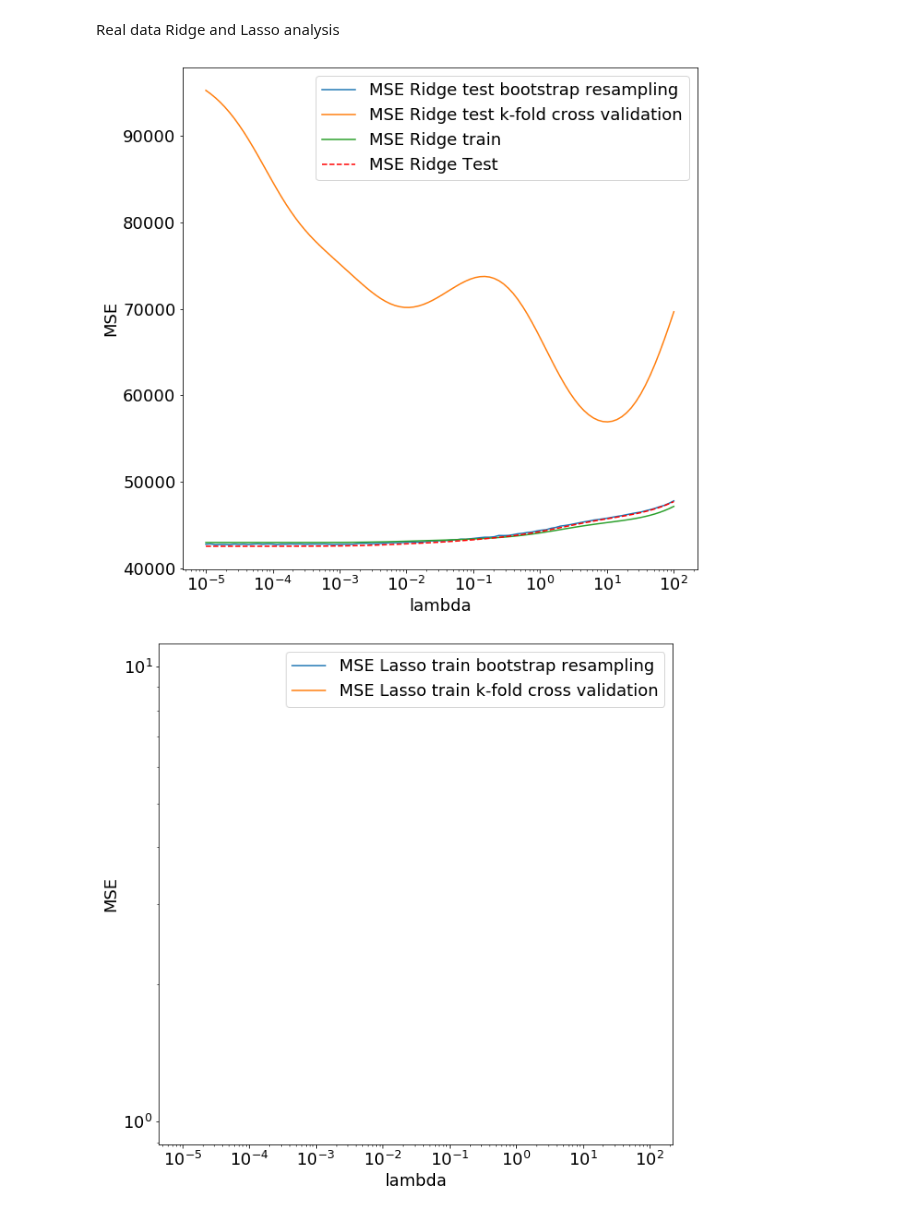
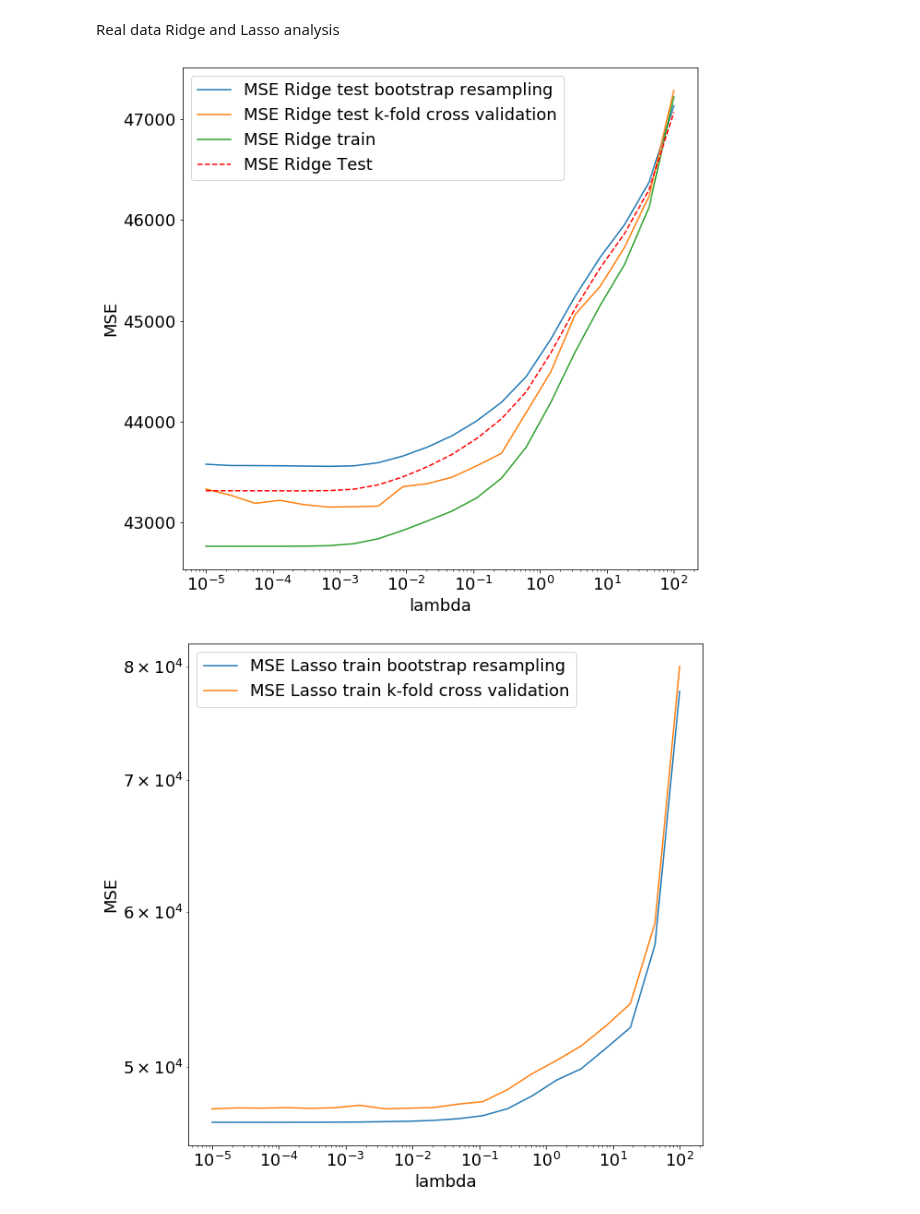
Before and after one commit to tellefs/ML-projects, a Jupyter notebook: project1/project1.ipynb, the cells around one changed output. Drawn from its saved outputs; the diff is of its cells as text; code cells hidden in the pictures.

```diff
--- a/project1/project1.ipynb
+++ b/project1/project1.ipynb
@@ -232,7 +233,7 @@ Study the bias-variance trade-off by plotting the MSE for increasing model compl
 
 Implement bootstrap resampling
 # %%
-max_degree = 15
+max_degree = 12
 degree = np.linspace(1, max_degree, max_degree)
 MSE_test = np.zeros(max_degree)
 MSE_train = np.zeros(max_degree)
@@ -244,8 +245,9 @@ error = np.zeros(max_degree)
 
 for i in range(max_degree):
     z, X = generateData(n = 1000, polydegree = int(degree[i]), noise_factor = 0.1)
+
     np.random.seed(231243)
-    X_train, X_test, z_train, z_test = train_test_split(X,z,test_size=0.2, random_state=11)
+    X_train, X_test, z_train, z_test = train_test_split(X, z, test_size=0.2, shuffle=True, random_state=11)
 
     X_train, X_test = scaleData(X_train, X_test)
     z_predict, z_tilde = ols(X_test, X_train, z_test, z_train)
@@ -448,11 +449,10 @@ y = np.linspace(0,1,terrain_file.shape[0])
 x_grid, y_grid = np.meshgrid(x,y)
 z_data = terrain_file
 ##Cutting
-x_values = x_grid[1::50, 1::25]
-y_values = y_grid[1::50, 1::25]
-z_values = z_data[1::50, 1::25]
+x_values = x_grid[1::200, 1::100]
+y_values = y_grid[1::200, 1::100]
+z_values = z_data[1::200, 1::100]
 
-print(z.shape)
 z = z_values.ravel()
 print(z.shape)
 # %% [output]
@@ -461,21 +460,6 @@ print(z.shape)
 # %% [markdown]
 Real data bootstrap analysis
 # %%
-terrain_file = imread('Datafiles/SRTM_data_Norway_1.tif')
-x = np.linspace(0,1,terrain_file.shape[1])
-y = np.linspace(0,1,terrain_file.shape[0])
-x_grid, y_grid = np.meshgrid(x,y)
-z_data = terrain_file
-##Cutting
-x_values = x_grid[1::50, 1::25]
-y_values = y_grid[1::50, 1::25]
-z_values = z_data[1::50, 1::25]
-
-
-z = z_values.ravel()
-
-
-
 max_degree = 15
 degree = np.linspace(1, max_degree, max_degree)
 MSE_test = np.zeros(max_degree)
@@ -490,7 +474,8 @@ for i in range(max_degree):
 
     X = create_X(x_values,y_values, int(degree[i]))
 
-    X_train, X_test, z_train, z_test = train_test_split(X,z,test_size=0.2)
+    np.random.seed(231243)
+    X_train, X_test, z_train, z_test = train_test_split(X, z, test_size=0.2, shuffle=True, random_state=11)
 
     X_train, X_test = scaleData(X_train, X_test)
     z_predict, z_tilde = ols(X_test, X_train, z_test, z_train)
@@ -551,8 +536,8 @@ for k_folds in folds:
 
     for i in range(max_degree):
         X = create_X(x_values,y_values,int(degree[i]))
-        X_train, X_test, z_train, z_test = train_test_split(X,z,test_size=0.2)
-
+        np.random.seed(231243)
+        X_train, X_test, z_train, z_test = train_test_split(X, z, test_size=0.2, shuffle=True, random_state=11)
 
         MSE_test_kfold[i] = kfold_crossValidation(ols, X, z, k_folds)[0]
 
@@ -562,6 +547,7 @@ for k_folds in folds:
 plt.ylabel('MSE', fontsize=fontsize)
 plt.xlabel('Complexity (polynomial degree)', fontsize=fontsize)
 plt.plot(degree, MSE_test_bootstrap, label='MSE - test from bootstrap')
+plt.plot(degree, MSE_test, label='MSE - test')
 plt.yscale('log')
 plt.tick_params(axis='both', which='both', labelsize=18)
 plt.legend(fontsize=18, loc='upper left')
@@ -588,12 +574,13 @@ polydegree=5
 X = create_X(x_values, y_values, polydegree)
 
 
-nlambdas = 100
+nlambdas = 20
 lambdas = np.logspace(-5, 2, nlambdas)
 
 
 #split data
-X_train, X_test, z_train, z_test = train_test_split(X, z, test_size=0.2)
+np.random.seed(231243)
+X_train, X_test, z_train, z_test = train_test_split(X, z, test_size=0.2, random_state=11)
 
 X_train, X_test = scaleData(X_train, X_test)
 
@@ -627,36 +614,36 @@ for i in range(nlambdas):
     MSE_train_lasso[i] = MSE(z_train, z_tilde)
     MSE_test_lasso[i] = MSE(z_test, z_predict)
 
-    #MSE_test_lasso_bootstrap[i] = resample_bootstrap(lasso, 100, X_train, X_test, z_train, z_test, _lambda = _lambda)[0]
+    MSE_test_lasso_bootstrap[i] = resample_bootstrap(lasso, 100, X_train, X_test, z_train, z_test, _lambda = _lambda)[0]
 
-    #MSE_test_lasso_kfold[i] = kfold_crossValidation(lasso, X, z, k_folds=7, _lambda=_lambda)[0]
+    MSE_test_lasso_kfold[i] = kfold_crossValidation(lasso, X, z, k_folds=7, _lambda=_lambda)[0]
 
 
 plt.figure(figsize=(figwidth, figheigth))
 plt.tick_params(axis='both', which='both', labelsize=fontsize)
 plt.plot(lambdas, MSE_test_ridge_bootstrap, label = 'MSE Ridge test bootstrap resampling')
 plt.plot(lambdas, MSE_test_ridge_kfold, label = 'MSE Ridge test k-fold cross validation')
 plt.plot(lambdas, MSE_train_ridge, label = 'MSE Ridge train')
 plt.plot(lambdas, MSE_test_ridge, 'r--', label = 'MSE Ridge Test')
 plt.xscale('log')
 plt.xlabel('lambda', fontsize=fontsize)
 plt.ylabel('MSE', fontsize=fontsize)
 plt.legend(fontsize=fontsize, loc='best')
 plt.show()
 
 
 plt.figure(figsize=(figwidth, figheigth))
 plt.tick_params(axis='both', which='both', labelsize=fontsize)
 plt.plot(lambdas, MSE_test_lasso_bootstrap, label = 'MSE Lasso train bootstrap resampling')
 plt.plot(lambdas, MSE_test_lasso_kfold, label = 'MSE Lasso train k-fold cross validation')
 #plt.plot(lambdas, MSE_train_lasso, label = 'MSE Lasso train')
 #plt.plot(lambdas, MSE_test_lasso, 'r--', label = 'MSE Lasso Test')
 plt.xscale('log')
 plt.yscale('log')
 plt.xlabel('lambda', fontsize=fontsize)
 plt.ylabel('MSE', fontsize=fontsize)
 plt.legend(fontsize=fontsize, loc='best')
 plt.show()
 # %% [output]
-[figure, old version]
+[figure, new version]
-[figure, old version]
+[figure, new version]
```
Also changed, not shown: parts of 9 cells of this notebook, 4 other files.
